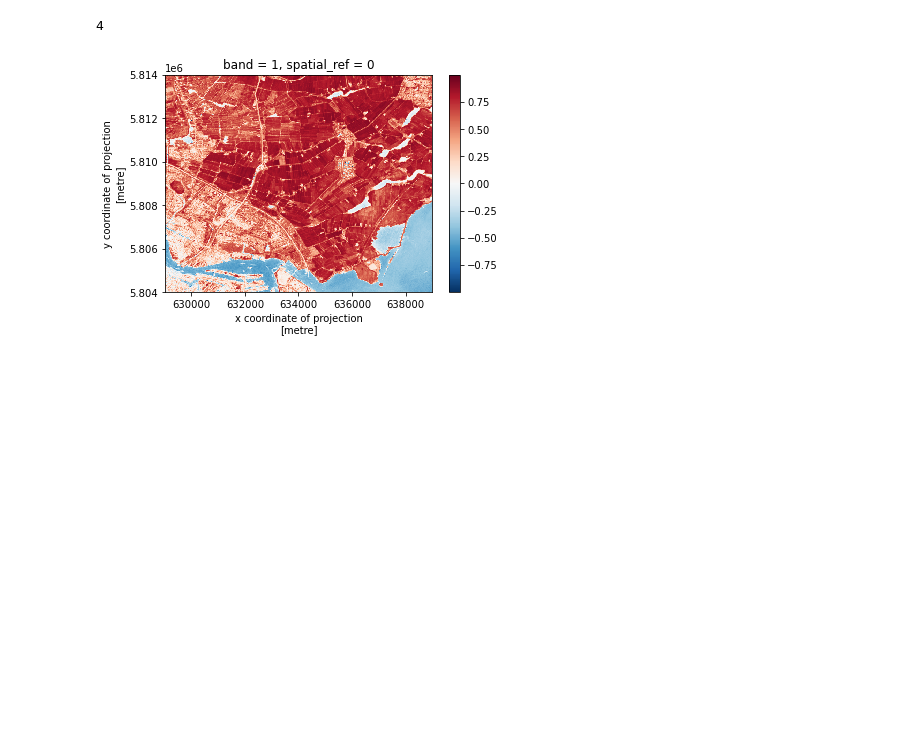
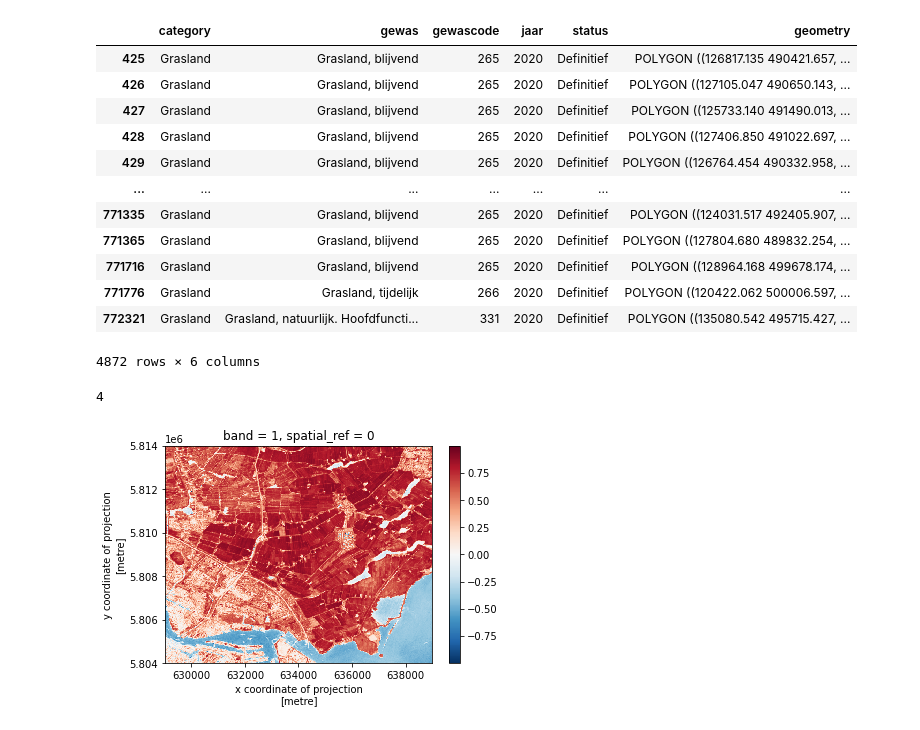
Before and after one commit to carpentries-incubator/geospatial-python, a Jupyter notebook: episode10_test_cropfield.ipynb, the cells around one changed output. Saved outputs shown, nothing was run; the diff lists cells and outputs as text; code cells hidden in the pictures; blank space fills up the shorter version.

```diff
--- a/episode10_test_cropfield.ipynb
+++ b/episode10_test_cropfield.ipynb
@@ -9,3 +11,19 @@ cropfield_crop = cropfield.cx[xmin:xmax, ymin:ymax]
+# %%
+cropfield_crop
+# %% [output]
+|  | category | gewas | gewascode | jaar | status | geometry |
+| 425 | Grasland | Grasland, blijvend | 265 | 2020 | Definitief | POLYGON ((126817.135 490421.657, ... |
+| 426 | Grasland | Grasland, blijvend | 265 | 2020 | Definitief | POLYGON ((127105.047 490650.143, ... |
+| 427 | Grasland | Grasland, blijvend | 265 | 2020 | Definitief | POLYGON ((125733.140 491490.013, ... |
+| 428 | Grasland | Grasland, blijvend | 265 | 2020 | Definitief | POLYGON ((127406.850 491022.697, ... |
+| 429 | Grasland | Grasland, blijvend | 265 | 2020 | Definitief | POLYGON ((126764.454 490332.958, ... |
+| ... | ... | ... | ... | ... | ... | ... |
+| 771335 | Grasland | Grasland, blijvend | 265 | 2020 | Definitief | POLYGON ((124031.517 492405.907, ... |
+| 771365 | Grasland | Grasland, blijvend | 265 | 2020 | Definitief | POLYGON ((127804.680 489832.254, ... |
+| 771716 | Grasland | Grasland, blijvend | 265 | 2020 | Definitief | POLYGON ((128964.168 499678.174, ... |
+| 771776 | Grasland | Grasland, tijdelijk | 266 | 2020 | Definitief | POLYGON ((120422.062 500006.597, ... |
+| 772321 | Grasland | Grasland, natuurlijk. Hoofdfuncti... | 331 | 2020 | Definitief | POLYGON ((135080.542 495715.427, ... |
+4872 rows × 6 columns
 # %%
 import pystac
 from pystac_client import Client
```
Also changed, not shown: parts of 9 cells of this notebook, 1 other file.
